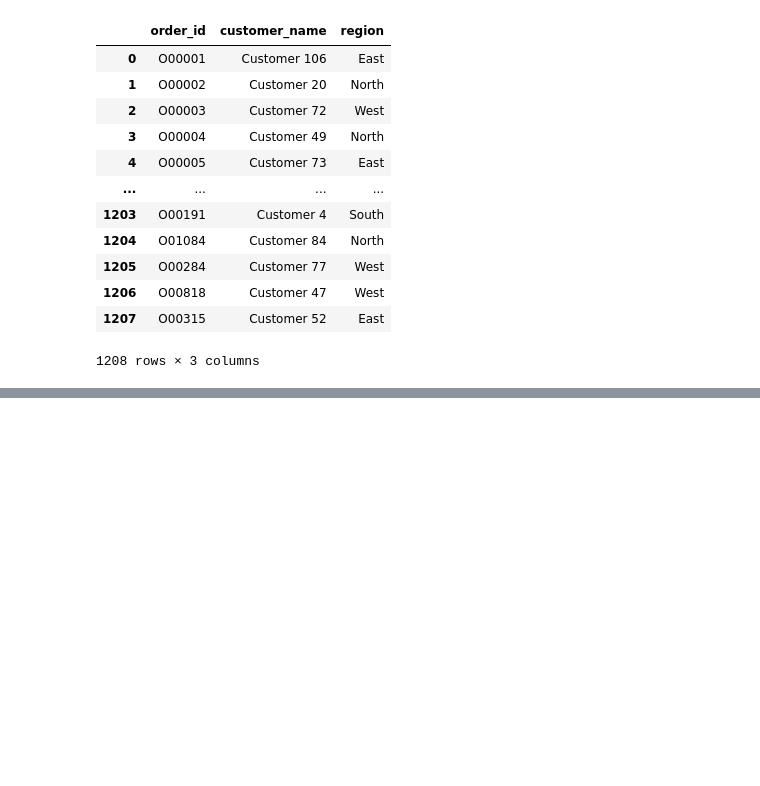
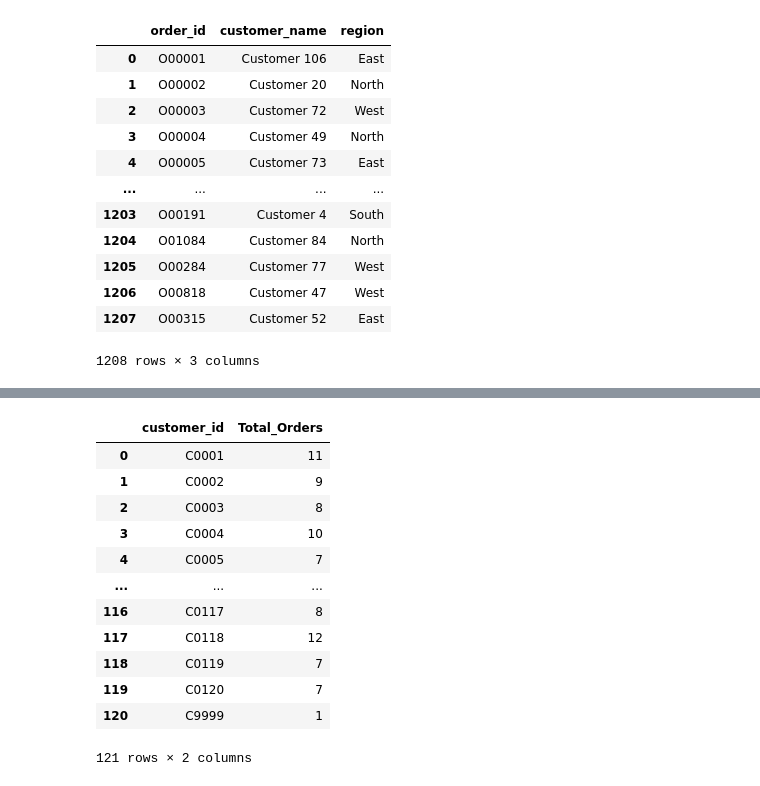
Before and after one commit to sharmaaditya2697-commits/pandas_practice, a Jupyter notebook: test25sept2026.ipynb, the cells around one changed output, grey strips where cells are left out. Cells and saved outputs as stored; diff of their text form; code cells hidden in the pictures; blank space fills up the shorter version.

```diff
--- a/test25sept2026.ipynb
+++ b/test25sept2026.ipynb
@@ -1158,0 +1300,16 @@ sales_data_orders.merge(sales_data_customers[['customer_id','customer_name','reg
+# %%
+sales_data_orders.groupby('customer_id',as_index=False)['order_id'].count().rename(columns={'order_id':'Total_Orders'})
+# %% [output]
+|  | customer_id | Total_Orders |
+| 0 | C0001 | 11 |
+| 1 | C0002 | 9 |
+| 2 | C0003 | 8 |
+| 3 | C0004 | 10 |
+| 4 | C0005 | 7 |
+| ... | ... | ... |
+| 116 | C0117 | 8 |
+| 117 | C0118 | 12 |
+| 118 | C0119 | 7 |
+| 119 | C0120 | 7 |
+| 120 | C9999 | 1 |
+121 rows × 2 columns
```
Also changed, not shown: parts of 15 cells of this notebook.
